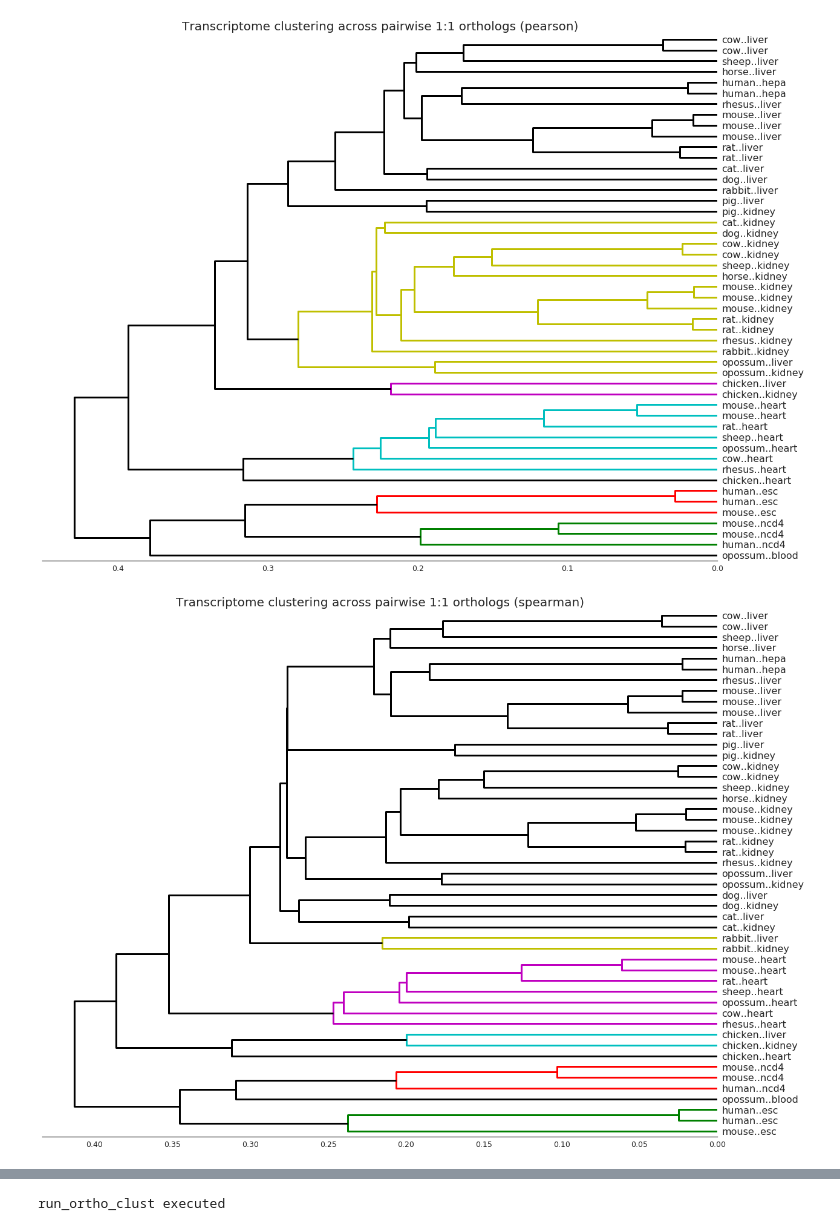
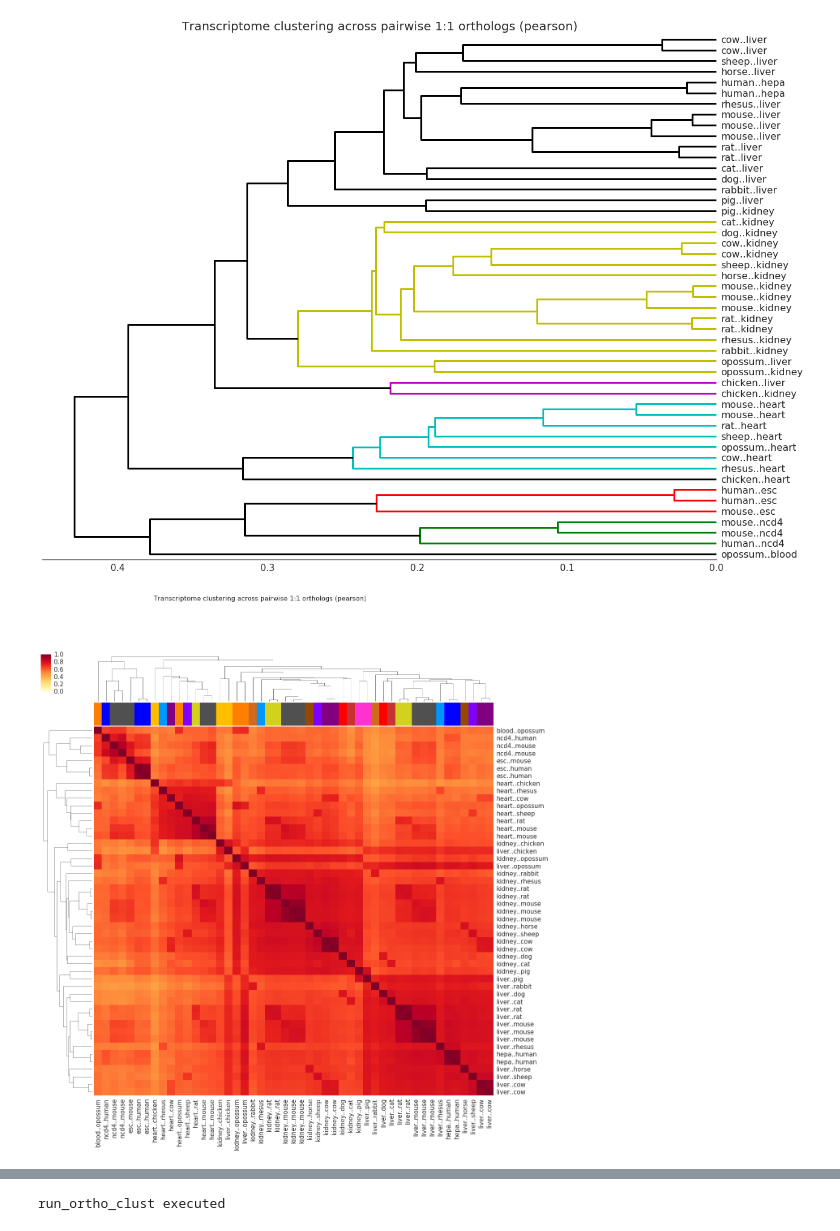
Before and after one commit to ptrebert/project-cross-species, a Jupyter notebook: notebooks/plotting/plot_exp_ortho_clust.ipynb, the cells around one changed output, grey strips where cells are left out. Cells and saved outputs as stored; diff of their text form; code cells hidden in the pictures.

Commit message:
ENH: added Seaborn clustermap in addition to plain dendrogram

```diff
--- a/notebooks/plotting/plot_exp_ortho_clust.ipynb
+++ b/notebooks/plotting/plot_exp_ortho_clust.ipynb
@@ -16,7 +16,7 @@ from matplotlib.colors import LinearSegmentedColormap
 import seaborn as sns
 
 sns.set(style='white',
-        font_scale=1.25,
+        font_scale=1.5,
         rc={'font.family': ['sans-serif'],
             'font.sans-serif': ['DejaVu Sans']})
 
@@ -63,10 +63,16 @@ def run_ortho_clust():
             fig_title = 'Transcriptome clustering across {} 1:1 orthologs ({})'.format(ortho_type, meth)
             fig = create_dendemann(link, short_labels, fig_title)
             if save_figures:
-                outpath = os.path.join(out_folder, 'supp', 'fig_X_supp_hclust_{}_{}.svg'.format(ortho_type, meth))
+                outpath = os.path.join(out_folder, 'supp', 'fig_X_supp_expclust-dend_{}_{}.svg'.format(ortho_type, meth))
                 fig.savefig(outpath, bbox_inches='tight')
                 outpath = outpath.replace('.svg', '.png')
                 fig.savefig(outpath, bbox_inches='tight', dpi=300)
+            fig, exart = create_clustermap(data.values, link, short_labels, fig_title)
+            if save_figures:
+                outpath = os.path.join(out_folder, 'supp', 'fig_X_supp_expclust-heat_{}_{}.svg'.format(ortho_type, meth))
+                fig.savefig(outpath, bbox_inches='tight', extra_artists=exart)
+                outpath = outpath.replace('.svg', '.png')
+                fig.savefig(outpath, bbox_inches='tight', dpi=300, extra_artists=exart)
     return True
 
 
@@ -86,6 +92,30 @@ def create_dendemann(linkage, labels, title):
     if show_figures:
         plt.show()
     return fig
+
+
+def create_clustermap(data, linkage, labels, title):
+    """
+    """
+
+    x_labels = []
+    x_colors = []
+    y_labels = []
+    for l in labels:
+        spec, tissue = l.split('..')
+        switched_label = '..'.join([tissue, spec])
+        color = plot_colors['species'][spec]['rgb']
+        x_colors.append(color)
+        y_labels.append(switched_label)
+        x_labels.append(switched_label)
+
+    cm = sns.clustermap(data, row_linkage=linkage, col_linkage=linkage,
+                        row_cluster=True, col_cluster=True, figsize=(20, 20),
+                        xticklabels=x_labels, yticklabels=y_labels,
+                        vmin=0, vmax=1, center=0.5, cmap="YlOrRd", annot=False,
+                        col_colors=x_colors)
+    exart = [cm.fig.suptitle(title, fontsize=16)]
+    return cm, exart
 
 
 def adjust_label(label):
@@ -198,32 +228,32 @@ def preprocess_data(ignore_samples):
     for m in ['pearson', 'spearman']:
         data = grp_corr[m]
         samples = sorted(set([t[0] for t in data]), key=lambda x: tuple(x.split('_')[1:3]))
         extract = op.itemgetter(*(1, 2, 0))
         labels = ['_'.join(extract(s.split('_'))) for s in samples]
         corr_mat = pd.DataFrame(np.zeros((len(samples), len(samples)), dtype=np.float32),
                                 index=samples, columns=samples)
         for t in data:
             corr_mat.at[t[0], t[1]] = t[2]
             corr_mat.at[t[1], t[0]] = t[2]
         corr_mat.index = labels
         corr_mat.columns = labels
         grp_res.append(corr_mat)
 
     return pw_res, grp_res
 
 
 def make_rgb_tint(color):
     """
     """
     r, g, b = color
     new_r = r + (1 - r) * 0.5
     new_g = g + (1 - g) * 0.5
     new_b = b + (1 - b) * 0.5
     return (new_r, new_g, new_b)
 
 execd = run_ortho_clust()
 if execd:
     print('run_ortho_clust executed')
 # %% [output]
-[figure, old version]
+[figure, new version]
-[figure, old version]
+[figure, new version]
```
Also changed, not shown: parts of 1 cell of this notebook.
